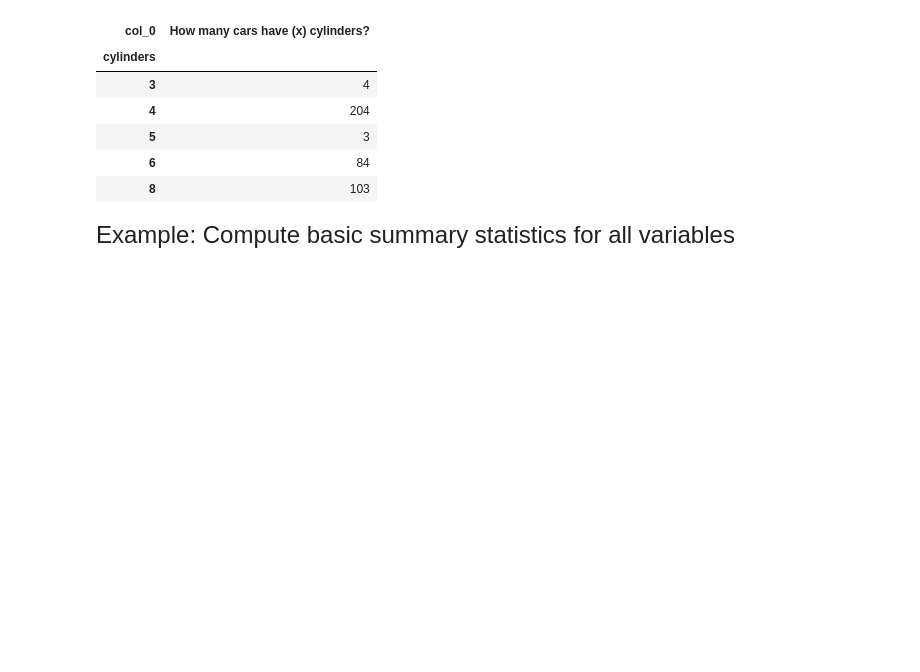
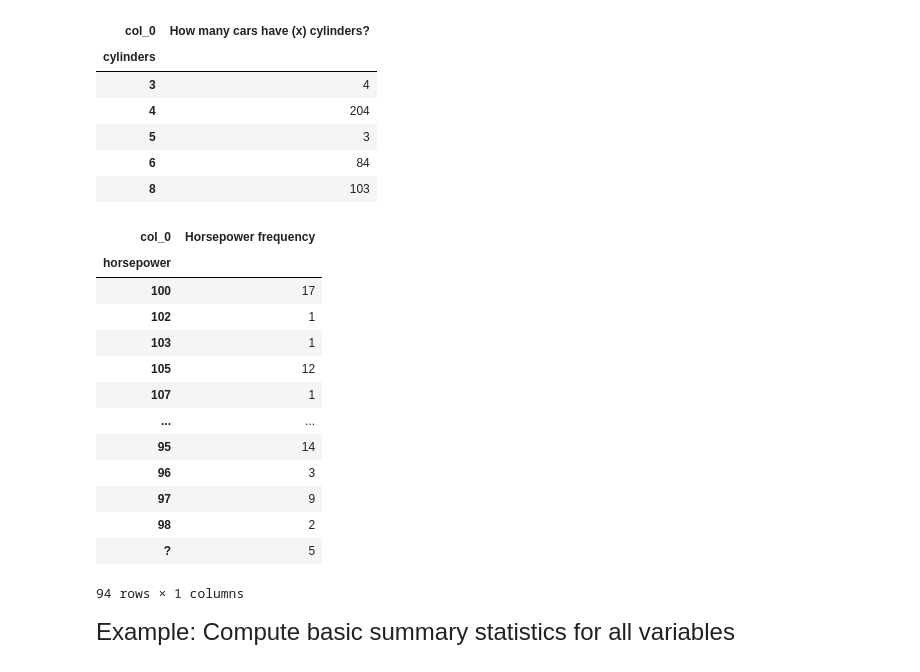
Before and after one commit to howiebrown/qtm151_fall_2023, a Jupyter notebook: lecture_01/Lecture1.ipynb, the cells around one changed output. Saved outputs shown, nothing was run; the diff lists cells and outputs as text; code cells hidden in the pictures; blank space fills up the shorter version.

```diff
--- a/lecture_01/Lecture1.ipynb
+++ b/lecture_01/Lecture1.ipynb
@@ -229,7 +229,22 @@ pd.crosstab(index = carfeatures['cylinders'],columns = "How many cars have (x) c
 # %%
 #-- Try the command again but this time change the title
 
-pd.crosstab(index=)
+pd.crosstab(index=carfeatures['horsepower'], columns = "Horsepower frequency")
+# %% [output]
+| col_0 | Horsepower frequency |
+| horsepower |  |
+| 100 | 17 |
+| 102 | 1 |
+| 103 | 1 |
+| 105 | 12 |
+| 107 | 1 |
+| ... | ... |
+| 95 | 14 |
+| 96 | 3 |
+| 97 | 9 |
+| 98 | 2 |
+| ? | 5 |
+94 rows × 1 columns
 # %% [markdown]
 <font size="5">
 
```
Also changed, not shown: parts of 1 cell of this notebook, 4 other files.
